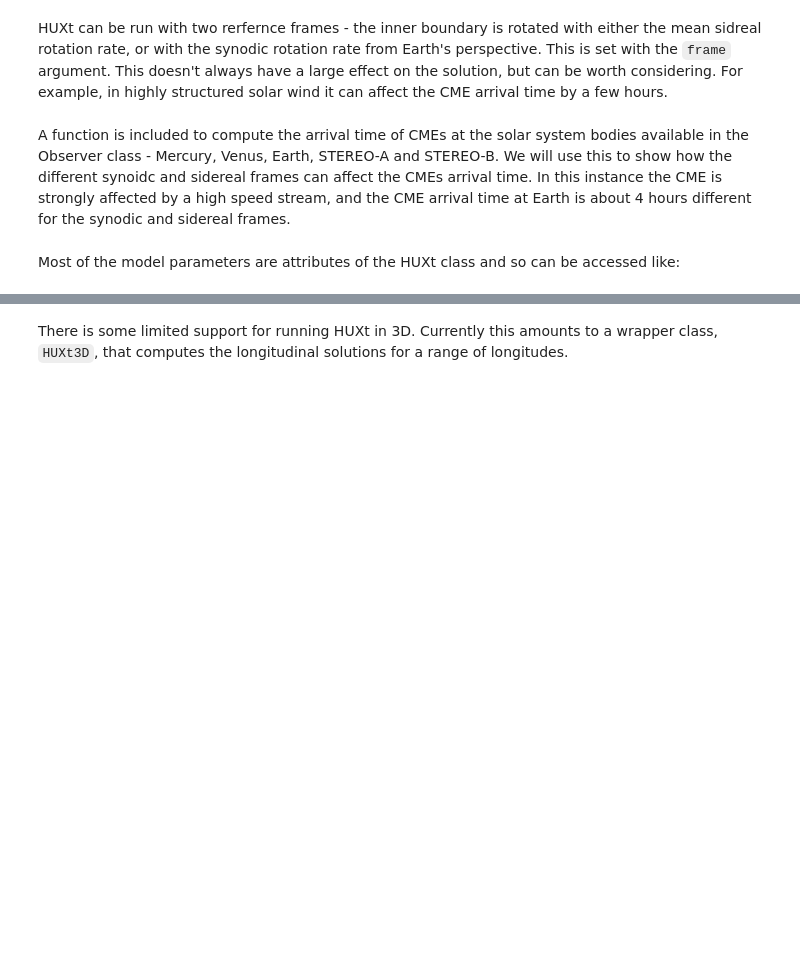
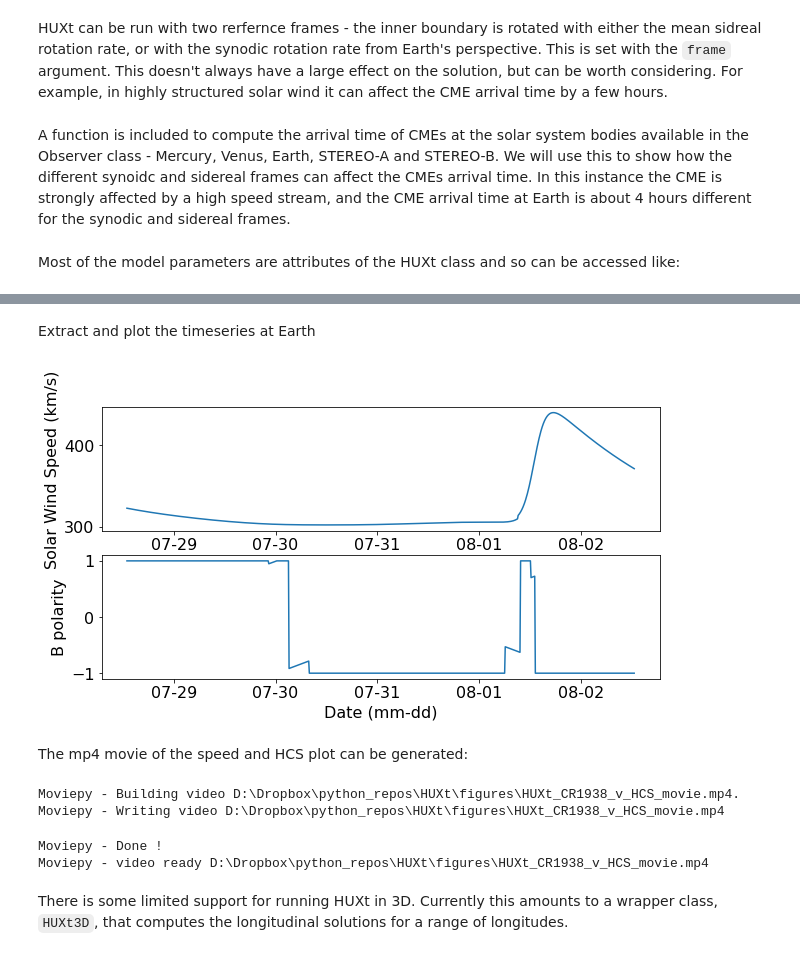
Before and after one commit to University-of-Reading-Space-Science/HUXt, a Jupyter notebook: code/HUXt_example.ipynb, the cells around one changed output, grey strips where cells are left out. Saved outputs shown, nothing was run; the diff lists cells and outputs as text; code cells hidden in the pictures; blank space fills up the shorter version.

```diff
--- a/code/HUXt_example.ipynb
+++ b/code/HUXt_example.ipynb
@@ -294,3 +361,30 @@ HA.plot(model, t_interest)
+# %% [markdown]
+Extract and plot the timeseries at Earth
+# %%
+earth_series = HA.get_earth_timeseries(model)
+
+# Plot this out and format the dates.
+fig, ax = plt.subplots(figsize=(10,5),nrows=2, ncols=1)
+ax[0].plot(earth_series['time'], earth_series['vsw'])
+ax[0].set_ylabel('Solar Wind Speed (km/s)')
+ax[1].plot(earth_series['time'], earth_series['bpol'])
+ax[1].set_ylabel('B polarity')
+
+myFmt = mdates.DateFormatter('%m-%d')
+for i in range(0,2):
+    ax[i].xaxis.set_major_formatter(myFmt)
+    ax[i].set_xlabel('Date (mm-dd)')
+# %% [output]
+[figure, added]
+# %% [markdown]
+The mp4 movie of the speed and HCS plot can be generated:
+# %%
+HA.animate_hcs(model, 'v_HCS')
+# %% [output]
+Moviepy - Building video D:\Dropbox\python_repos\HUXt\figures\HUXt_CR1938_v_HCS_movie.mp4.
+Moviepy - Writing video D:\Dropbox\python_repos\HUXt\figures\HUXt_CR1938_v_HCS_movie.mp4
+Moviepy - Done !
+Moviepy - video ready D:\Dropbox\python_repos\HUXt\figures\HUXt_CR1938_v_HCS_movie.mp4
 # %% [markdown]
 There is some limited support for running HUXt in 3D. Currently this amounts to a wrapper class, `HUXt3D`, that computes the longitudinal solutions for a range of longitudes.
 # %%
```
Also changed, not shown: parts of 8 cells of this notebook, 2 other files.
